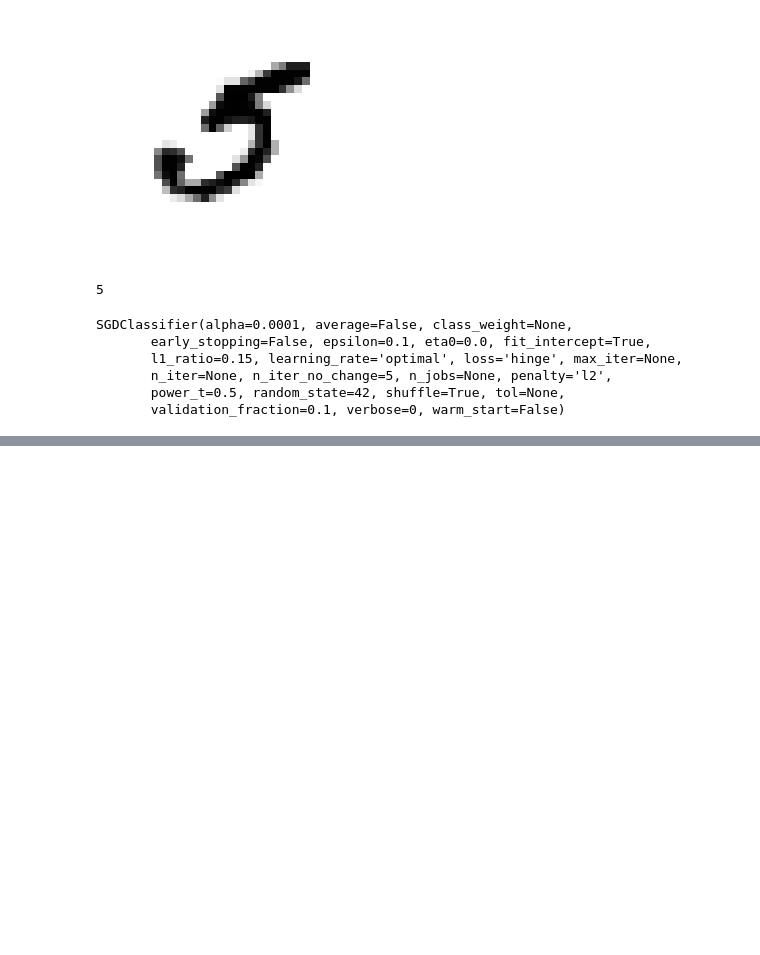
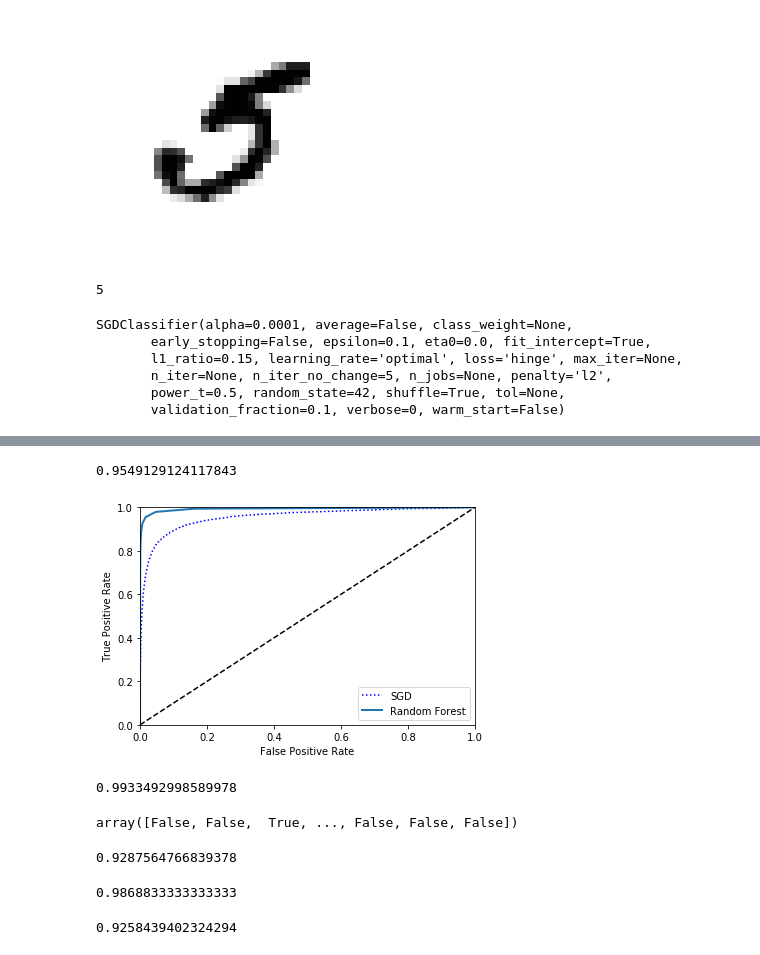
Before and after one commit to rickest-rick/hands_on_ml, a Jupyter notebook: 03_Classification.ipynb, the cells around one changed output, grey strips where cells are left out. Saved outputs shown, nothing was run; the diff lists cells and outputs as text; code cells hidden in the pictures; blank space fills up the shorter version.

```diff
--- a/03_Classification.ipynb
+++ b/03_Classification.ipynb
@@ -199,0 +200,44 @@ plt.show()
+# %%
+from sklearn.metrics import roc_auc_score
+
+roc_auc_score(y_train_5, y_scores)
+# %% [output]
+0.9549129124117843
+# %%
+from sklearn.ensemble import RandomForestClassifier
+
+forest_clf = RandomForestClassifier(random_state=42)
+y_probas_forest = cross_val_predict(forest_clf, X_train, y_train_5,
+                                   cv=3, method="predict_proba")
+# %%
+y_scores_forest = y_probas_forest[:,1] # score = proba of positive class
+fpr_forest, tpr_forest, thresholds_forest = roc_curve(y_train_5, y_scores_forest)
+# %%
+plt.plot(fpr, tpr, "b:", label="SGD")
+plot_roc_curve(fpr_forest, tpr_forest, "Random Forest")
+plt.legend(loc="lower right")
+plt.show()
+# %% [output]
+[figure, added]
+# %%
+roc_auc_score(y_train_5, y_scores_forest)
+# %% [output]
+0.9933492998589978
+# %%
+y_pred_forest = (y_scores_forest > 0.3)
+y_pred_forest
+# %% [output]
+array([False, False,  True, ..., False, False, False])
+# %%
+precision_score(y_train_5, y_pred_forest)
+# %% [output]
+0.9287564766839378
+# %%
+from sklearn.metrics import accuracy_score
+accuracy_score(y_train_5, y_pred_forest)
+# %% [output]
+0.9868833333333333
+# %%
+recall_score(y_train_5, y_pred_forest)
+# %% [output]
+0.9258439402324294
```
Also changed, not shown: parts of 35 cells of this notebook, 1 other file.
